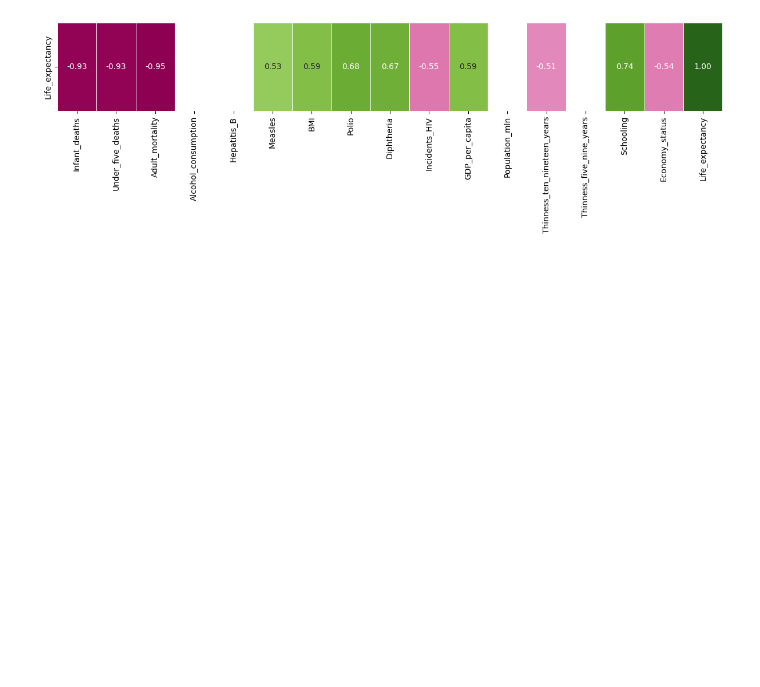
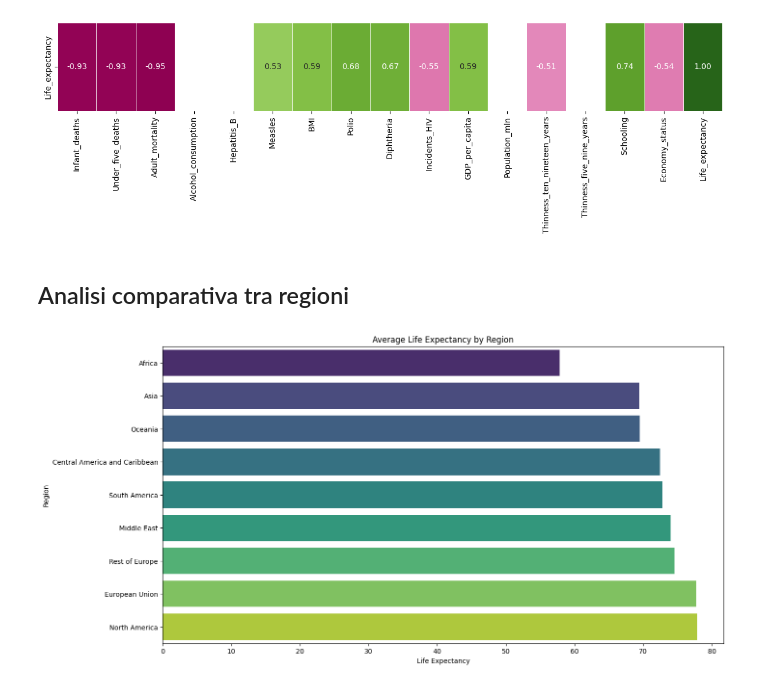
Before and after one commit to SkybunNataliia/Progetto-BigData, a Jupyter notebook: aspettativa_di_vita.ipynb, the cells around one changed output. Saved outputs shown, nothing was run; the diff lists cells and outputs as text; code cells hidden in the pictures; blank space fills up the shorter version.

Commit message:
Add comparative analysis by region

```diff
--- a/aspettativa_di_vita.ipynb
+++ b/aspettativa_di_vita.ipynb
@@ -212,3 +212,16 @@ sns.heatmap(life_exp_corr_masked.to_frame().T, cmap="PiYG", annot=True, fmt=".2f
 plt.show()
 # %% [output]
 [figure]
+# %% [markdown]
+## Analisi comparativa tra regioni
+# %%
+region_life_exp = df.groupby('Region')['Life_expectancy'].mean().sort_values()
+
+plt.figure(figsize=(15, 8))
+sns.barplot(x=region_life_exp, y=region_life_exp.index, hue=region_life_exp.index, palette='viridis')
+plt.title('Average Life Expectancy by Region')
+plt.xlabel('Life Expectancy')
+plt.ylabel('Region')
+plt.show()
+# %% [output]
+[figure, added]
```
